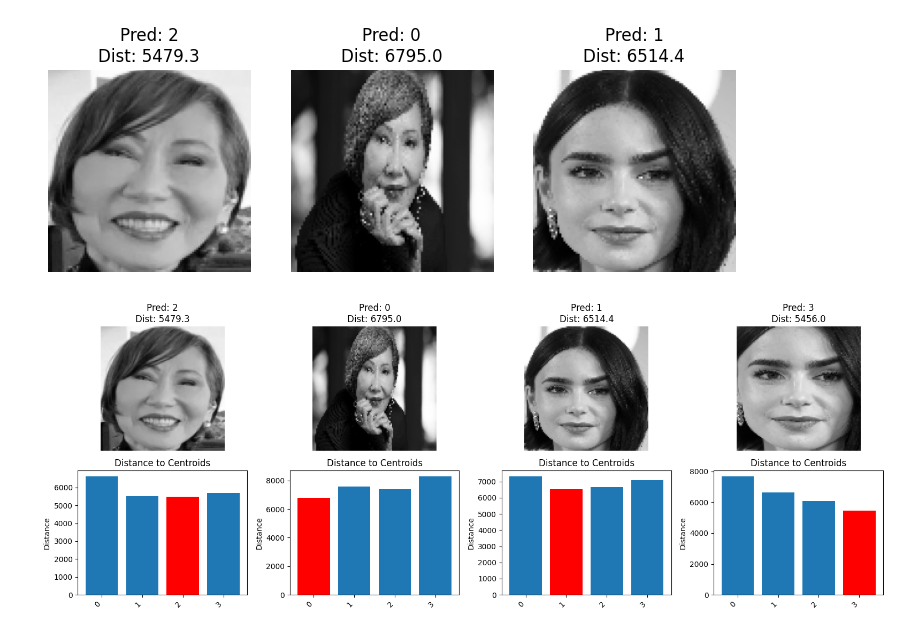
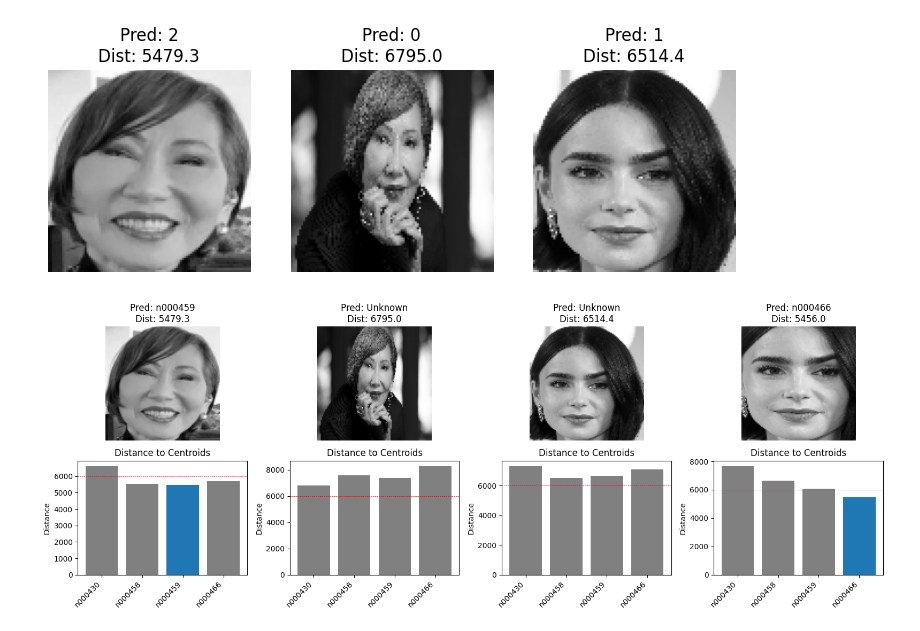
Before and after one commit to ReinerJasin/face_recognition_eigenfaces, a Jupyter notebook: project/face_recognition.ipynb, the cells around one changed output. Saved outputs shown, nothing was run; the diff lists cells and outputs as text; code cells hidden in the pictures.

```diff
--- a/project/face_recognition.ipynb
+++ b/project/face_recognition.ipynb
@@ -562,24 +571,18 @@ predict_batch_label_display(
 [figure]
 # %%
 test_image_list = ['amy_new.jpg', 'amy_tan_full_image.jpg', 'curly_bob.jpg', 'curly_bob_zoomed.jpg']
-# all_distances = []
-
-labels = list(distances.keys())
-values = list(distances.values())
-
-# sort by distance
-labels, values = zip(*sorted(zip(labels, values), key=lambda x: x[1]))
-
 
 from utils.utils import predict_batch_detailed_label_display
 
 predict_batch_detailed_label_display(
     test_image_list,
     mean_faces,
     eigenfaces,
     class_centroids,
     TARGET_WIDTH,
     TARGET_HEIGHT,
+    label_mapping=label_mapping,
+    threshold=6000
 )
 # %% [output]
-[figure, old version]
+[figure, new version]
```
Also changed, not shown: parts of 10 cells of this notebook, 1 other file.
